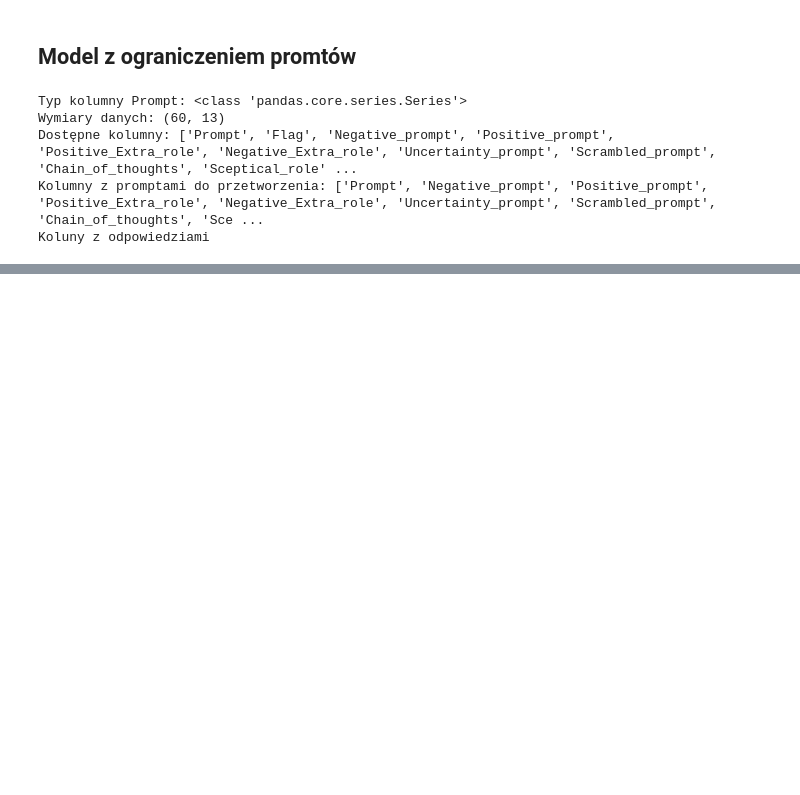
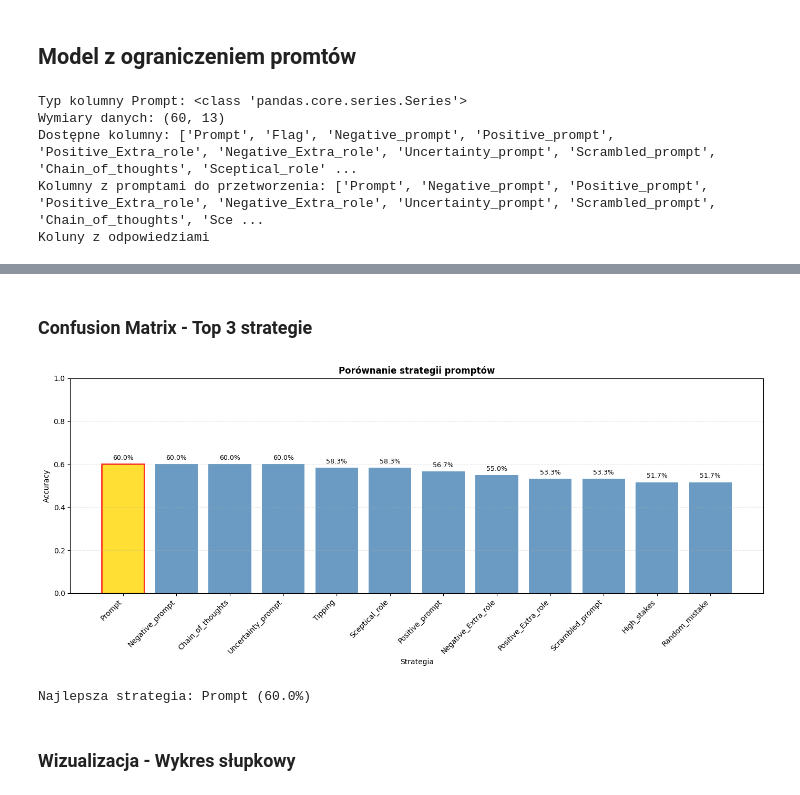
Before and after one commit to wojciech-baraniak05/Lupa-na-prompt, a Jupyter notebook: test.ipynb, the cells around one changed output, grey strips where cells are left out. Saved outputs shown, nothing was run; the diff lists cells and outputs as text; code cells hidden in the pictures; blank space fills up the shorter version.

```diff
--- a/test.ipynb
+++ b/test.ipynb
@@ -342,0 +777,32 @@ print(responses_df.head())
+# %% [markdown]
+### Confusion Matrix - Top 3 strategie
+# %%
+import matplotlib.pyplot as plt
+
+plt.figure(figsize=(14, 6))
+bars = plt.bar(metrics_df['Strategy'], metrics_df['Accuracy'], color='steelblue', alpha=0.8)
+
+max_idx = metrics_df['Accuracy'].idxmax()
+bars[max_idx].set_color('gold')
+bars[max_idx].set_edgecolor('red')
+bars[max_idx].set_linewidth(2)
+
+plt.xlabel('Strategia')
+plt.ylabel('Accuracy')
+plt.title('Porównanie strategii promptów', fontweight='bold')
+plt.xticks(rotation=45, ha='right')
+plt.ylim(0, 1.0)
+plt.grid(axis='y', alpha=0.3, linestyle='--')
+
+for i, (s, a) in enumerate(zip(metrics_df['Strategy'], metrics_df['Accuracy'])):
+    plt.text(i, a + 0.02, f'{a:.1%}', ha='center', fontsize=9)
+
+plt.tight_layout()
+plt.show()
+
+print(f"Najlepsza strategia: {metrics_df.iloc[0]['Strategy']} ({metrics_df.iloc[0]['Accuracy']:.1%})")
+# %% [output]
+[figure, added]
+Najlepsza strategia: Prompt (60.0%)
+# %% [markdown]
+### Wizualizacja - Wykres słupkowy
```
Also changed, not shown: parts of 22 cells of this notebook, 12 other files.
